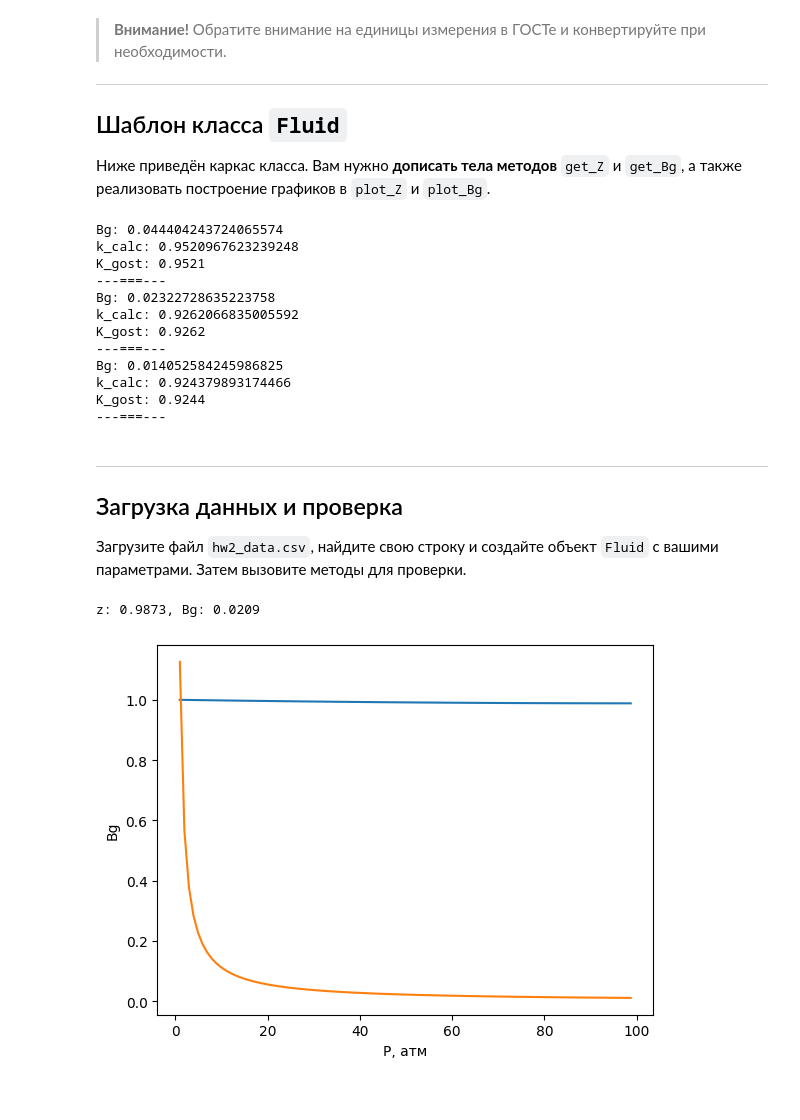
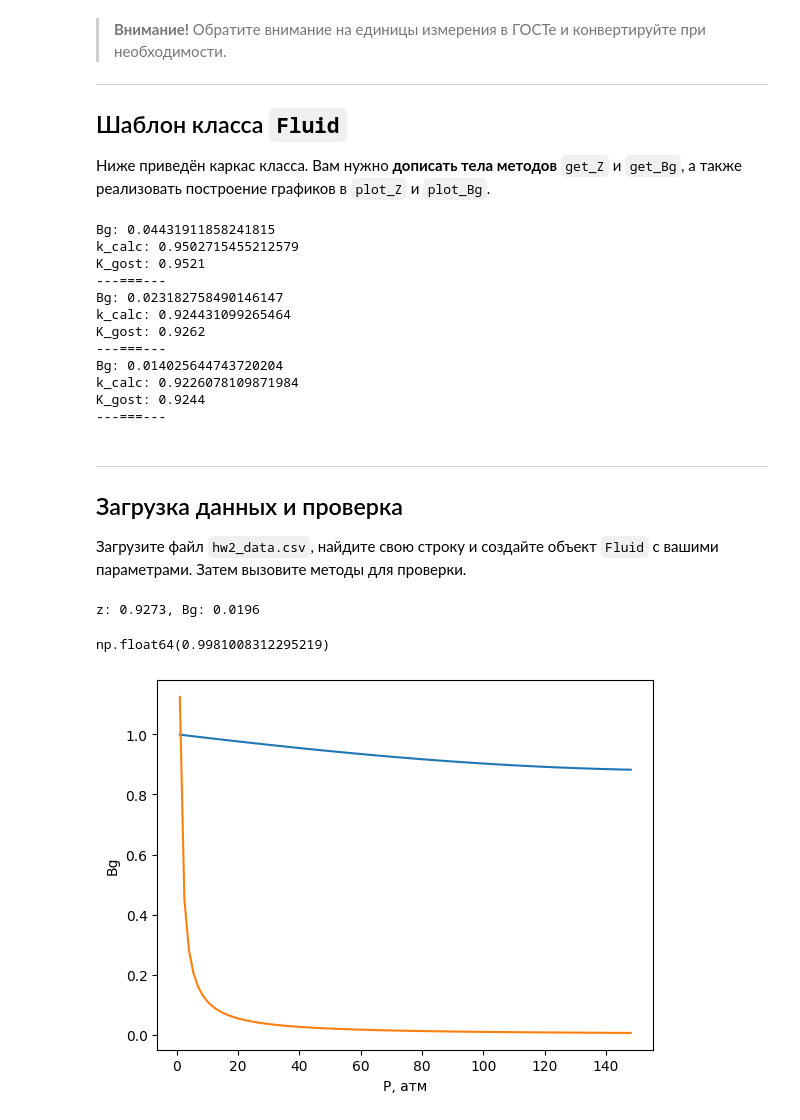
Before and after one commit to Rexihs/HomeWork, a Jupyter notebook: HomeWork/task_23.02.2026/hw2.ipynb, the cells around one changed output. Saved outputs shown, nothing was run; the diff lists cells and outputs as text; code cells hidden in the pictures.

```diff
--- a/HomeWork/task_23.02.2026/hw2.ipynb
+++ b/HomeWork/task_23.02.2026/hw2.ipynb
@@ -151,7 +151,7 @@ class Fluid:
         K = Z/zc
         # print(f'all     Z1: {Z1}, Z: {Z}, K: {K}', sep='\n')
 
-        return K
+        return Z
 
     def get_Bg(self, P: float, T: float) -> float:
         """
@@ -213,16 +213,16 @@ for P, T, K in zip(P_test, T_test, K_test):
     print(f'Bg: {a.get_Bg(P,T)}')
     print(f'k_calc: {a.get_Z(P,T)}', f'K_gost: {K}', '---===---', sep='\n')
 # %% [output]
-Bg: 0.044404243724065574
-k_calc: 0.9520967623239248
+Bg: 0.04431911858241815
+k_calc: 0.9502715455212579
 K_gost: 0.9521
 ---===---
-Bg: 0.02322728635223758
-k_calc: 0.9262066835005592
+Bg: 0.023182758490146147
+k_calc: 0.924431099265464
 K_gost: 0.9262
 ---===---
-Bg: 0.014052584245986825
-k_calc: 0.924379893174466
+Bg: 0.014025644743720204
+k_calc: 0.9226078109871984
 K_gost: 0.9244
 ---===---
 # %% [markdown]
@@ -234,26 +234,27 @@ K_gost: 0.9244
 # %%
 import pandas as pd
 
 # Загрузка данных
 df = pd.read_csv('hw2_data.csv', sep=';', index_col=0)
 xa = df.iloc[9, 1]
-xy = df.iloc[9, 1]
-roh = df.iloc[9, 1]
-
+xy = df.iloc[9, 2]
+roh = df.iloc[9, 3]
 fluid = Fluid(xa=xa, xy=xy, rho_c=roh)
 
 # Проверка: рассчитать Z и Bg при P = 50 атм, T = 310 К
 P_test, T_test = 50, 310
 z = fluid.get_Z(P_test * 0.101325, T_test)
 bg = fluid.get_Bg(P_test * 0.101325, T_test)
+
 print(f'z: {round(z,4)}, Bg: {round(bg,4)}')
-
+display(fluid.get_Bg(0.101325, 293.15)) # Объёмный коэф. при стандартных условиях
 # Построение графиков
 fluid.plot_Z()
 fluid.plot_Bg()
 # %% [output]
-z: 0.9873, Bg: 0.0209
+z: 0.9273, Bg: 0.0196
+np.float64(0.9981008312295219)
-[figure, old version]
+[figure, new version]
 # %%
 
 s = """Али Иван
```
Also changed, not shown: 1 other file.
